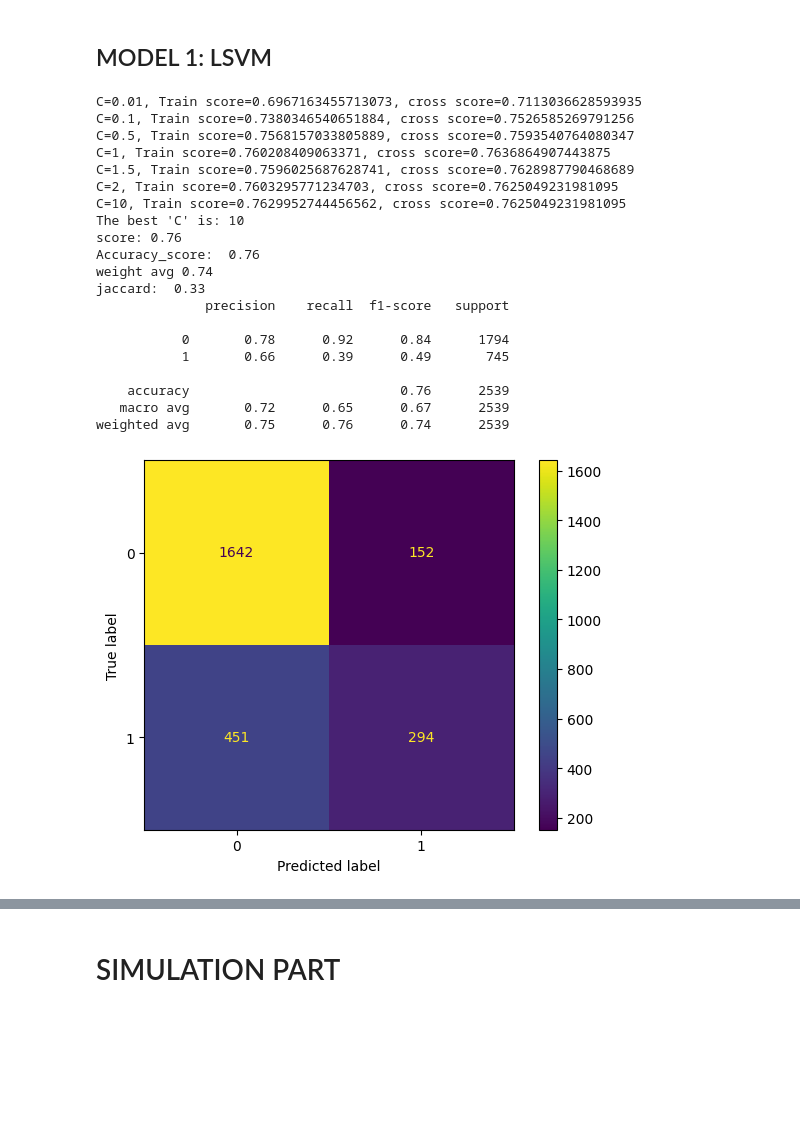
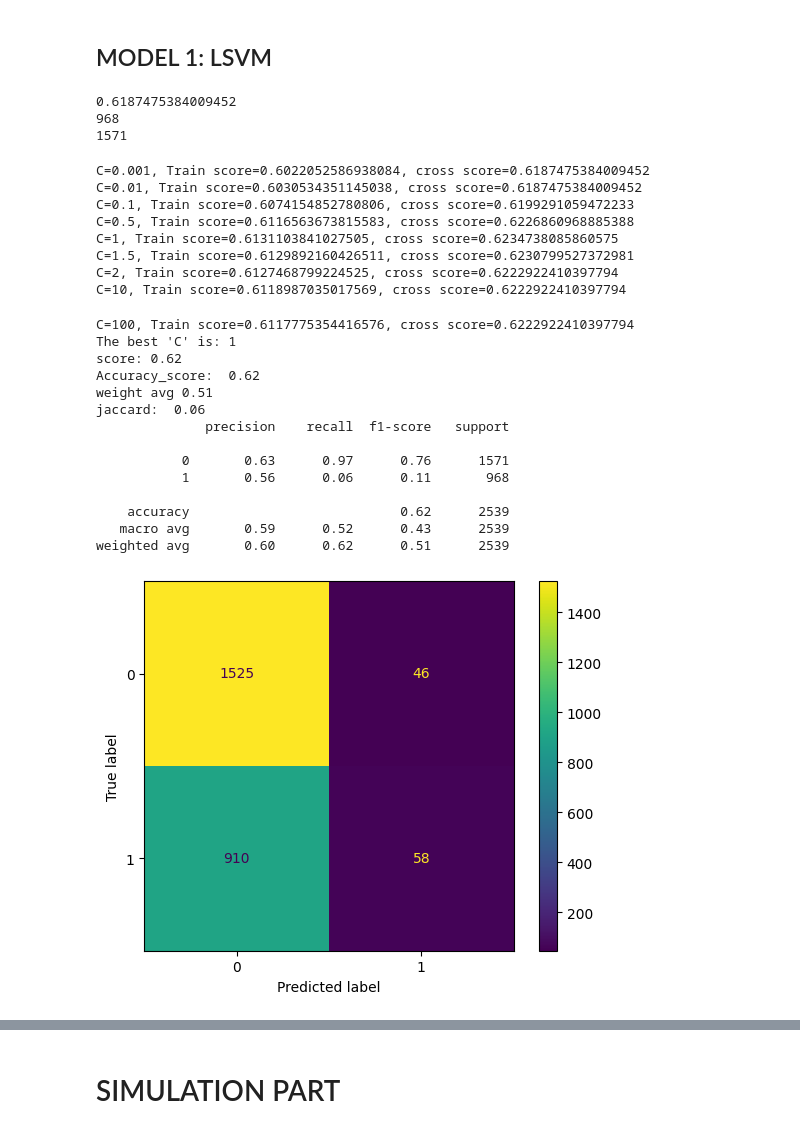
Before and after one commit to pkong001/LSVM-XAUUSD, a Jupyter notebook: lsvm_Long.ipynb, the cells around one changed output, grey strips where cells are left out. Drawn from its saved outputs; the diff is of its cells as text; code cells hidden in the pictures; blank space fills up the shorter version.

```diff
--- a/lsvm_Long.ipynb
+++ b/lsvm_Long.ipynb
@@ -115,17 +115,12 @@ print(xau_data.isnull().sum())
 print(len(xau_data))
 print(xau_data.head())
 
-
-#### Adding shift windows
-# targets, check the highest gold price attained in the next 4 hours
 df = xau_data
 highs = df['high'].rolling(window=4).max().shift(-4)
-lows = df['low'].rolling(window=4).min().shift(-4)
-
+lows = df['low'].rolling(window=4).max().shift(-4)
 # create new columns for conditions
-df['high_close_diff'] = highs - df['close'].shift(1)
-df['low_close_diff'] = lows - df['close'].shift(1)
-
+df['high_close_diff'] = highs - df['close']
+df['low_close_diff'] = lows - df['close']
 df = df.dropna()
 # %% [output]
 open      6170
@@ -330,10 +347,18 @@ Small C >>> Smaller penalizes >>> simple model >>> underfitting
 </span>
 # %% [markdown]
 ## MODEL 1: LSVM
+# %%
+print((y_cross == 0).sum() /((y_cross == 1).sum() + (y_cross == 0).sum() ))
+print((y_cross == 1).sum())
+print((y_cross == 0).sum())
+# %% [output]
+0.6187475384009452
+968
+1571
 # %%
 # Define a list of hyperparameters to loop through
 #################larger value of C imposes less regularization on the model
-Cs = [0.01, 0.1,0.5, 1, 1.5, 2, 10]
+Cs = [0.001,0.01, 0.1,0.5, 1, 1.5, 2, 10,100]
 
 # Initialize variables to keep track of the best hyperparameters and their corresponding score
 best_score = 0
@@ -358,51 +383,53 @@ for C in Cs:
 
 print("The best 'C' is:", best_C)
 # Create the LinearSVC model with normalization and the best value of C
 lsvm = LinearSVC(penalty='l2', loss='squared_hinge', dual=True, C=best_C, max_iter=max_iter)
 
 # Fit the model to the training data
 lsvm.fit(features_X_train, target_y_train)
 
 
 #EVALUATION
 test_score = round(lsvm.score(features_X_cross, target_y_cross),2)
 print("score:", test_score)
 
 
 yhat_m1 = lsvm.predict(features_X_cross)
 accuracy_m1 = round(accuracy_score(target_y_cross,yhat_m1),2)
 print('Accuracy_score: ', accuracy_m1)
 
 f1 = round(f1_score(target_y_cross, yhat_m1, average='weighted'), 2)
 print('weight avg', f1)
 
 jaccard = round(jaccard_score(target_y_cross, yhat_m1,pos_label=1),2)
 print('jaccard: ', jaccard)
 
 print(metrics.classification_report(target_y_cross, yhat_m1))
 
 
 from sklearn.metrics import confusion_matrix, ConfusionMatrixDisplay
 disp = ConfusionMatrixDisplay.from_estimator(lsvm, features_X_cross, target_y_cross)
 # %% [output]
-C=0.01, Train score=0.6967163455713073, cross score=0.7113036628593935
-C=0.1, Train score=0.7380346540651884, cross score=0.7526585269791256
-C=0.5, Train score=0.7568157033805889, cross score=0.7593540764080347
-C=1, Train score=0.760208409063371, cross score=0.7636864907443875
-C=1.5, Train score=0.7596025687628741, cross score=0.7628987790468689
-C=2, Train score=0.7603295771234703, cross score=0.7625049231981095
-C=10, Train score=0.7629952744456562, cross score=0.7625049231981095
-The best 'C' is: 10
-score: 0.76
-Accuracy_score:  0.76
-weight avg 0.74
-jaccard:  0.33
-              precision    recall  f1-score   support
-
-           0       0.78      0.92      0.84      1794
-           1       0.66      0.39      0.49       745
-
-    accuracy                           0.76      2539
-   macro avg       0.72      0.65      0.67      2539
-weighted avg       0.75      0.76      0.74      2539
+C=0.001, Train score=0.6022052586938084, cross score=0.6187475384009452
+C=0.01, Train score=0.6030534351145038, cross score=0.6187475384009452
+C=0.1, Train score=0.6074154852780806, cross score=0.6199291059472233
+C=0.5, Train score=0.6116563673815583, cross score=0.6226860968885388
+C=1, Train score=0.6131103841027505, cross score=0.6234738085860575
+C=1.5, Train score=0.6129892160426511, cross score=0.6230799527372981
+C=2, Train score=0.6127468799224525, cross score=0.6222922410397794
+C=10, Train score=0.6118987035017569, cross score=0.6222922410397794
+C=100, Train score=0.6117775354416576, cross score=0.6222922410397794
+The best 'C' is: 1
+score: 0.62
+Accuracy_score:  0.62
+weight avg 0.51
+jaccard:  0.06
+              precision    recall  f1-score   support
+
+           0       0.63      0.97      0.76      1571
+           1       0.56      0.06      0.11       968
+
+    accuracy                           0.62      2539
+   macro avg       0.59      0.52      0.43      2539
+weighted avg       0.60      0.62      0.51      2539
-[figure, old version]
+[figure, new version]
```
Also changed, not shown: parts of 20 cells of this notebook, 48 other files.
